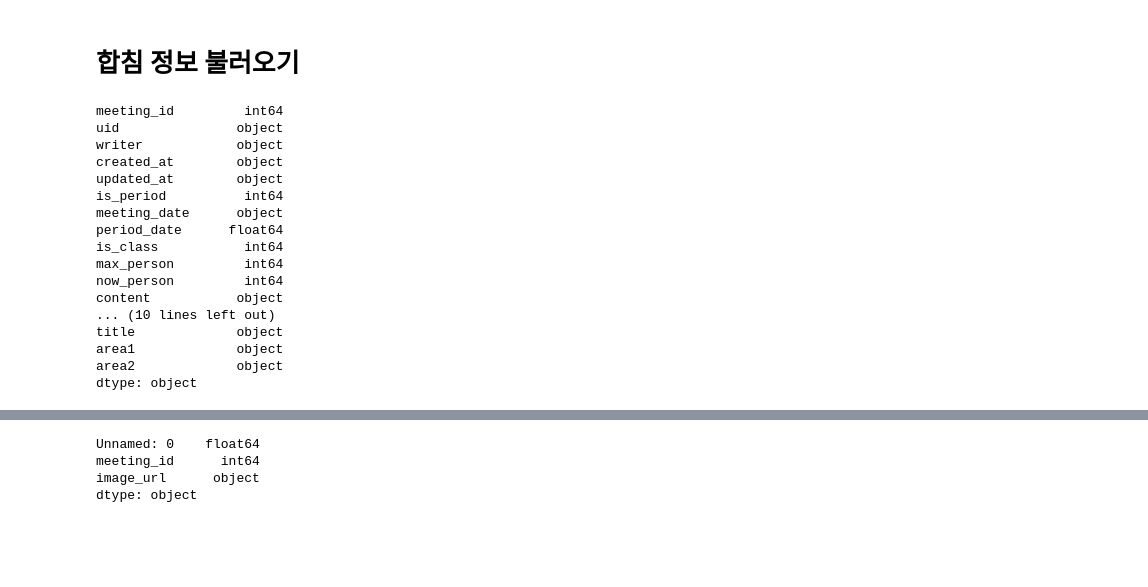
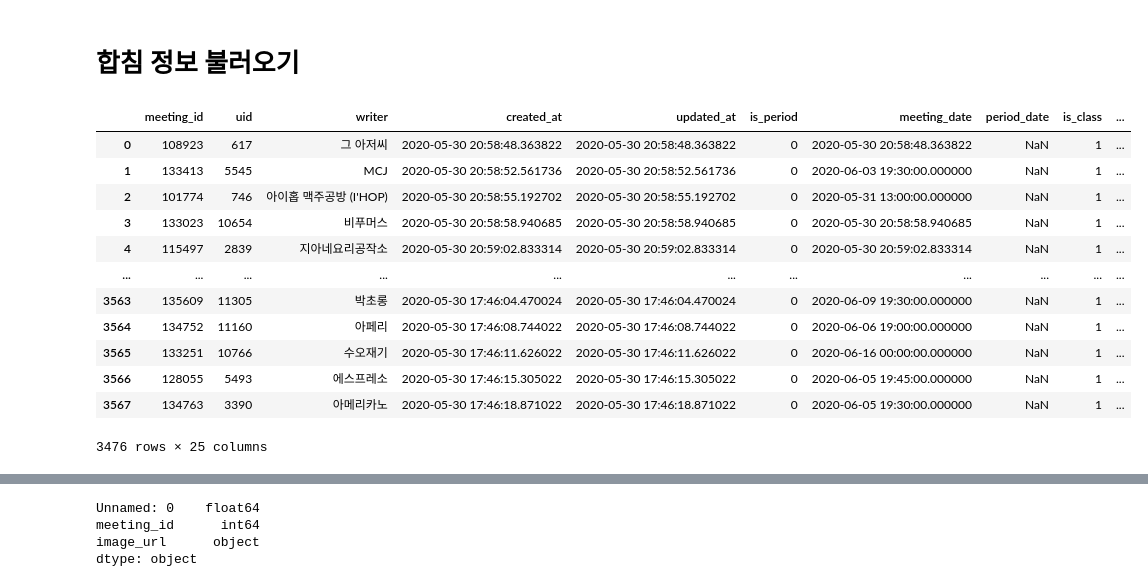
Before and after one commit to sht3898/wiselife, a Jupyter notebook: Data/recommend.ipynb, the cells around one changed output, grey strips where cells are left out. Saved outputs shown, nothing was run; the diff lists cells and outputs as text; code cells hidden in the pictures; blank space fills up the shorter version.

```diff
--- a/Data/recommend.ipynb
+++ b/Data/recommend.ipynb
@@ -77,25 +77,22 @@ images.to_csv('images.csv', index=False, encoding='utf-8-sig')
 # %%
 df = pd.read_csv('meetings.csv')
 images = pd.read_csv('images.csv')
-# %%
-df.dtypes
-# %% [output]
-meeting_id         int64
-uid               object
-writer            object
-created_at        object
-updated_at        object
-is_period          int64
-meeting_date      object
-period_date      float64
-is_class           int64
-max_person         int64
-now_person         int64
-content           object
-... (10 lines left out)
-title             object
-area1             object
-area2             object
-dtype: object
 # %%
 df.meeting_id = df.meeting_id.astype('int')
+# %%
+df = df.drop_duplicates(["meeting_id"])
+df
+# %% [output]
+|  | meeting_id | uid | writer | created_at | updated_at | is_period | meeting_date | period_date | is_class | ... |
+| 0 | 108923 | 617 | 그 아저씨 | 2020-05-30 20:58:48.363822 | 2020-05-30 20:58:48.363822 | 0 | 2020-05-30 20:58:48.363822 | NaN | 1 | ... |
+| 1 | 133413 | 5545 | MCJ | 2020-05-30 20:58:52.561736 | 2020-05-30 20:58:52.561736 | 0 | 2020-06-03 19:30:00.000000 | NaN | 1 | ... |
+| 2 | 101774 | 746 | 아이홉 맥주공방 (I'HOP) | 2020-05-30 20:58:55.192702 | 2020-05-30 20:58:55.192702 | 0 | 2020-05-31 13:00:00.000000 | NaN | 1 | ... |
+| 3 | 133023 | 10654 | 비푸머스 | 2020-05-30 20:58:58.940685 | 2020-05-30 20:58:58.940685 | 0 | 2020-05-30 20:58:58.940685 | NaN | 1 | ... |
+| 4 | 115497 | 2839 | 지아네요리공작소 | 2020-05-30 20:59:02.833314 | 2020-05-30 20:59:02.833314 | 0 | 2020-05-30 20:59:02.833314 | NaN | 1 | ... |
+| ... | ... | ... | ... | ... | ... | ... | ... | ... | ... | ... |
+| 3563 | 135609 | 11305 | 박초롱 | 2020-05-30 17:46:04.470024 | 2020-05-30 17:46:04.470024 | 0 | 2020-06-09 19:30:00.000000 | NaN | 1 | ... |
+| 3564 | 134752 | 11160 | 아페리 | 2020-05-30 17:46:08.744022 | 2020-05-30 17:46:08.744022 | 0 | 2020-06-06 19:00:00.000000 | NaN | 1 | ... |
+| 3565 | 133251 | 10766 | 수오재기 | 2020-05-30 17:46:11.626022 | 2020-05-30 17:46:11.626022 | 0 | 2020-06-16 00:00:00.000000 | NaN | 1 | ... |
+| 3566 | 128055 | 5493 | 에스프레소 | 2020-05-30 17:46:15.305022 | 2020-05-30 17:46:15.305022 | 0 | 2020-06-05 19:45:00.000000 | NaN | 1 | ... |
+| 3567 | 134763 | 3390 | 아메리카노 | 2020-05-30 17:46:18.871022 | 2020-05-30 17:46:18.871022 | 0 | 2020-06-05 19:30:00.000000 | NaN | 1 | ... |
+3476 rows × 25 columns
```
Also changed, not shown: parts of 3 cells of this notebook, 10 other files.
